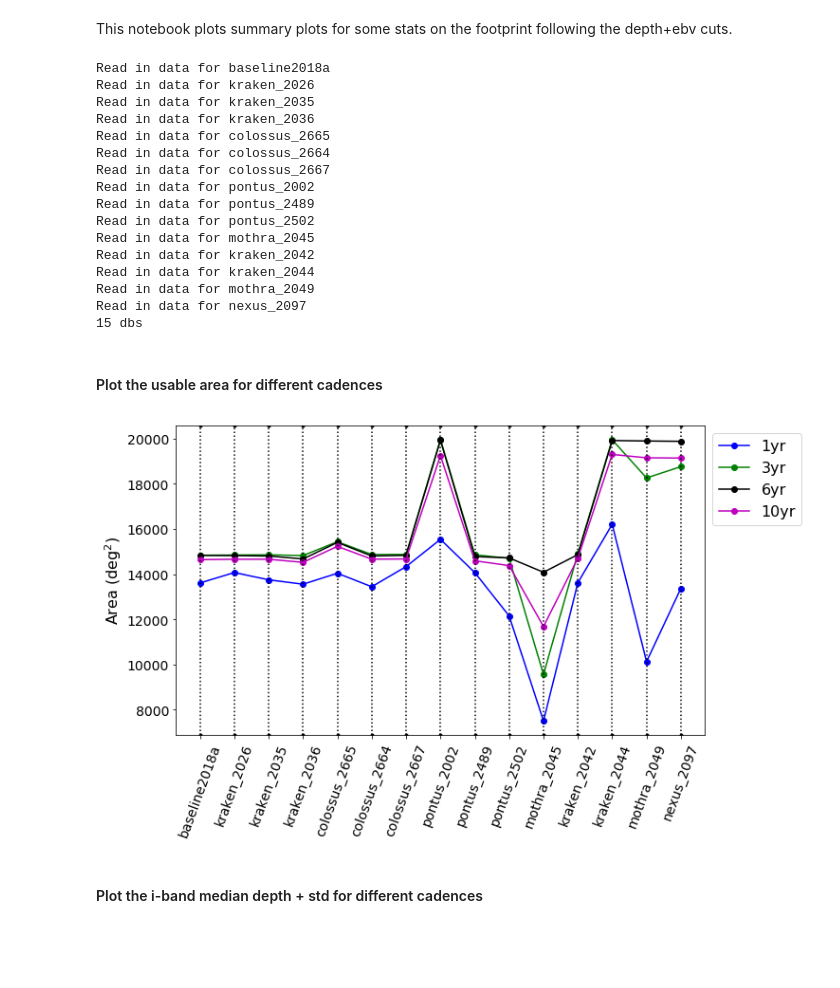
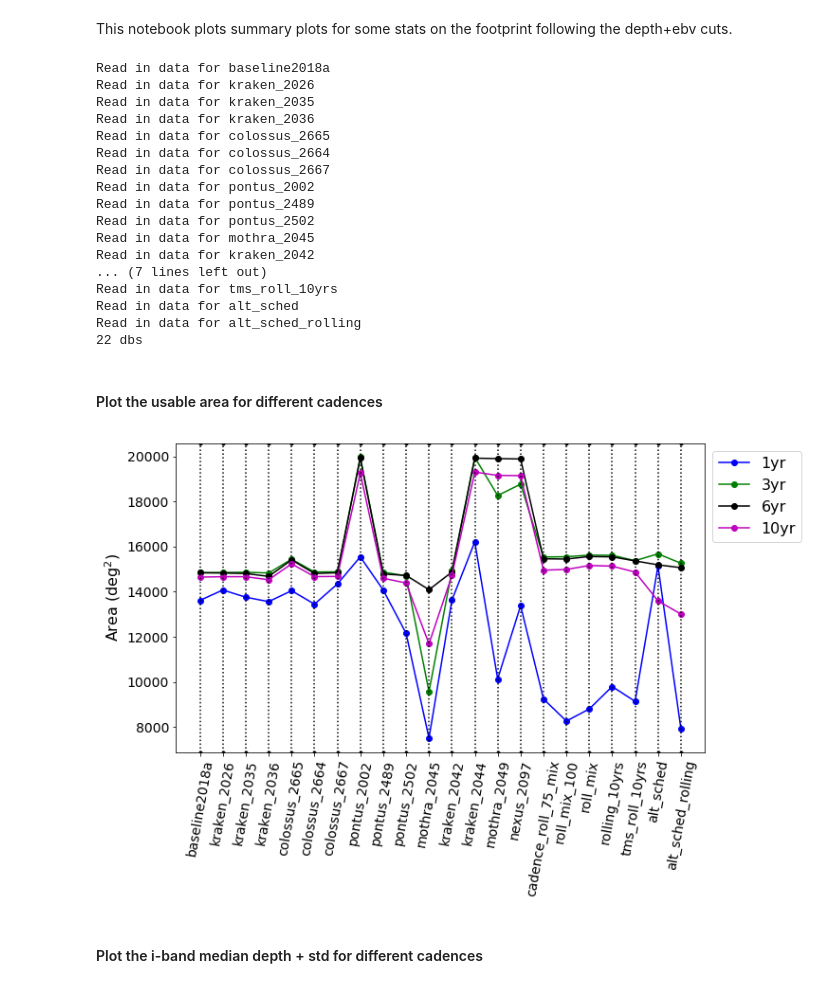
Before and after one commit to LSSTDESC/ObsStrat, a Jupyter notebook: static/depth_cuts/summarize_outputs.ipynb, the cells around one changed output. Cells and saved outputs as stored; diff of their text form; code cells hidden in the pictures; blank space fills up the shorter version.

```diff
--- a/static/depth_cuts/summarize_outputs.ipynb
+++ b/static/depth_cuts/summarize_outputs.ipynb
@@ -17,12 +17,22 @@ pylab.rcParams['legend.fontsize'] = fontsize
 # want specific ordering of the dbs so write them out
 dbs = ['baseline2018a', 'kraken_2026', 'kraken_2035', 'kraken_2036', 'colossus_2665', \
           'colossus_2664', 'colossus_2667', 'pontus_2002', 'pontus_2489', 'pontus_2502', 'mothra_2045', \
-       'kraken_2042', 'kraken_2044', 'mothra_2049', 'nexus_2097' ]
+       'kraken_2042', 'kraken_2044', 'mothra_2049', 'nexus_2097',
+      'cadence_roll_75_mix_rolling_mix_10yrs', 'roll_mix_100_rolling_mix_10yrs', \
+            'roll_mix_rolling_mix_10yrs', \
+            'rolling_10yrs', 'tms_roll_10yrs', 'alt_sched', 'alt_sched_rolling']
 # %%
 dicts = {}
 outDir = '/global/homes/a/awan/desc/depth_data_outputs'
 for dbname in dbs:
-    for filename in [f for f in os.listdir(outDir) if f.__contains__(dbname) and f.endswith('pickle')]:
+    files = [f for f in os.listdir(outDir) if f.__contains__(dbname) and f.endswith('pickle')]
+    # need to separate alt_sched from alt_sched_rolling
+    if dbname=='alt_sched':
+        files = [f for f in files if not f.__contains__('rolling')]
+    if len(files)>1:
+        raise ValueError('Have more than one files: %s'%files)
+    # consider the files
+    for filename in files:
         print('Read in data for %s'%dbname)
         with open('%s/%s'%(outDir, filename), 'rb') as handle:
             dicts[dbname] = pickle.load(handle)
@@ -42,40 +52,45 @@ Read in data for pontus_2489
 Read in data for pontus_2502
 Read in data for mothra_2045
 Read in data for kraken_2042
-Read in data for kraken_2044
-Read in data for mothra_2049
-Read in data for nexus_2097
-15 dbs
+... (7 lines left out)
+Read in data for tms_roll_10yrs
+Read in data for alt_sched
+Read in data for alt_sched_rolling
+22 dbs
 # %% [markdown]
 #### Plot the usable area for different cadences
 # %%
 xlabels = []
 colors = ['b', 'g', 'k', 'm']
 
 # first need to create the lists with the data each yr_cut
 areas = {}
 for dbname in dicts:  # loop over dbs
-    xlabels.append(dbname)
+    if dbname.__contains__('_rolling_mix_10yrs'):
+        label = dbname.split('_rolling_mix_10yrs')[0]
+    else:
+        label = dbname
+    xlabels.append(label)
     for yr_cut in dicts[dbname]['Area (deg$^2$)'].keys():  # loop over yr cuts
         if yr_cut not in areas: areas[yr_cut] = []
         # add this db's area
         areas[yr_cut].append(dicts[dbname]['Area (deg$^2$)'][yr_cut])
 
 # now plot
 for i, yr_cut in enumerate(areas):
     plt.plot(range(nDbs), areas[yr_cut], 'o-', color=colors[i], label=yr_cut)
 # add vertical markers
 ymin, ymax = plt.gca().get_ylim()
 for j in range(nDbs):
     plt.plot([j, j], [ymin, ymax], 'k:.')
 # plot details
 plt.ylim(ymin, ymax)
 plt.legend(bbox_to_anchor=(1.,1))
 plt.ylabel(r'Area (deg$^2$)')
-plt.xticks(range(nDbs), xlabels, rotation=70)
+plt.xticks(range(nDbs), xlabels, rotation=80)
 plt.show()
 # %% [output]
-[figure, old version]
+[figure, new version]
 # %% [markdown]
 #### Plot the i-band median depth + std for different cadences
 # %%
```
Also changed, not shown: parts of 2 cells of this notebook.
